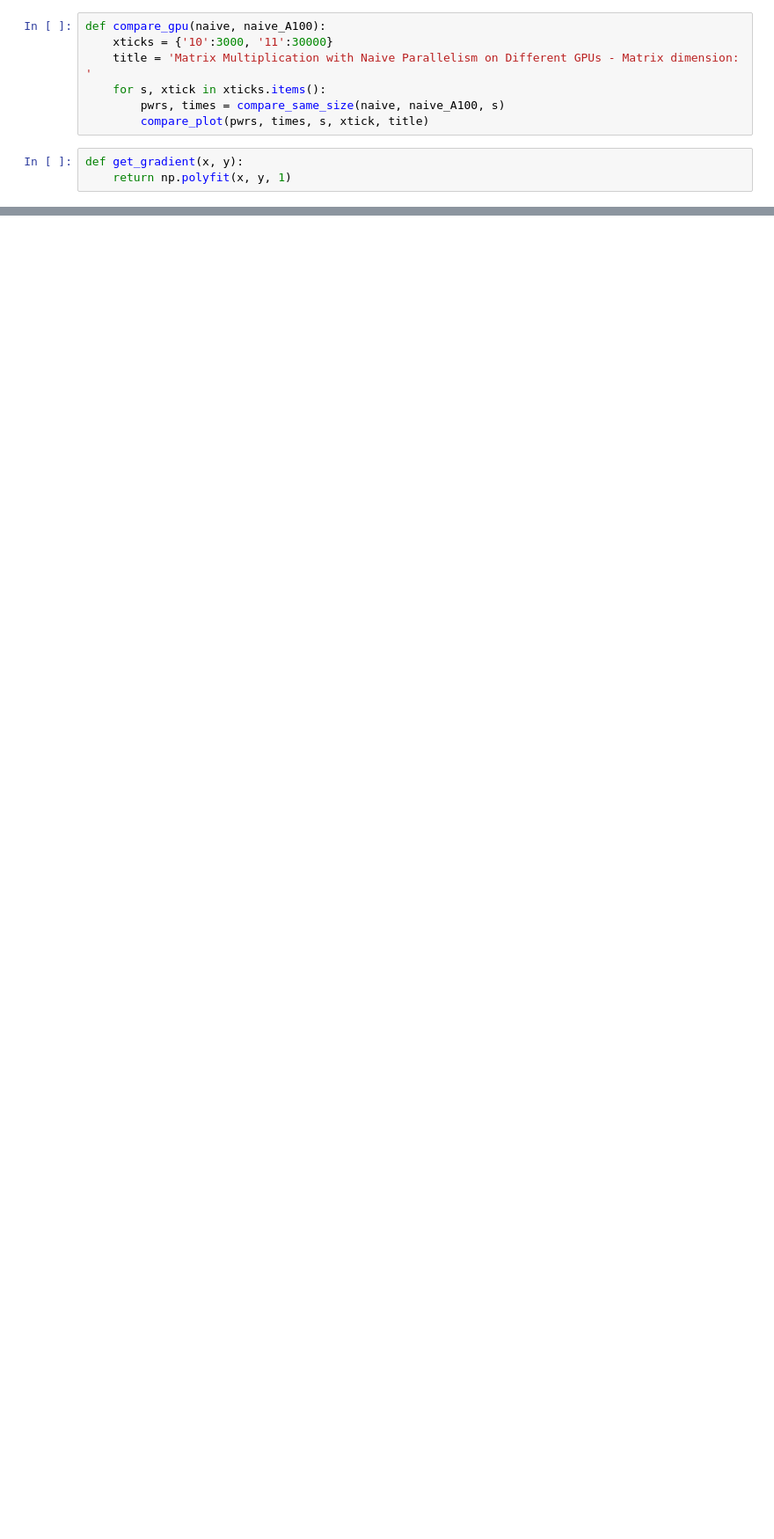
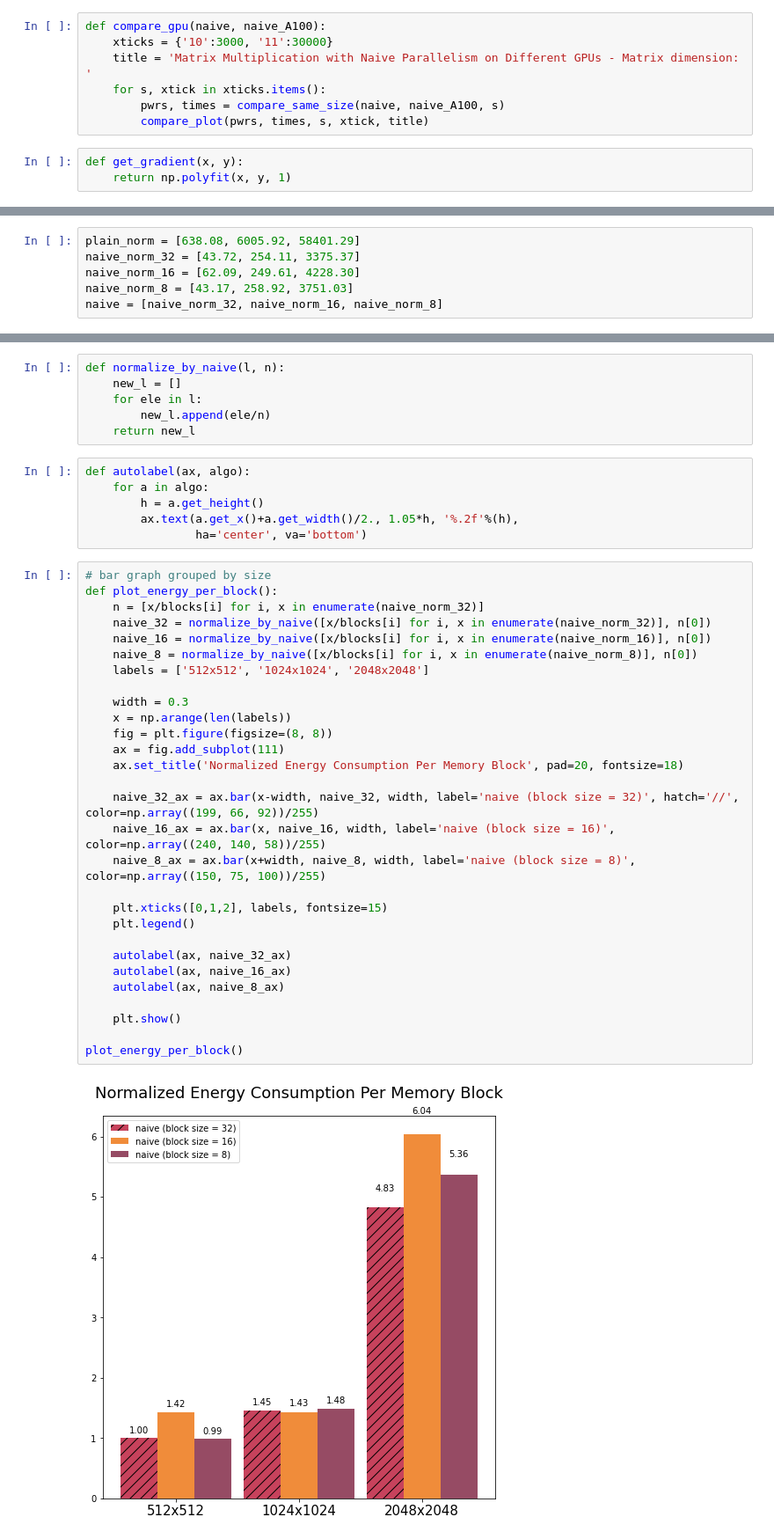
Before and after one commit to xpeng000/matmul-pwr, a Jupyter notebook: plot/vis.ipynb, the cells around one changed output, grey strips where cells are left out. Shown: that part at 88% size. Saved outputs shown, nothing was run; the diff lists cells and outputs as text; blank space fills up the shorter version.

```diff
--- a/plot/vis.ipynb
+++ b/plot/vis.ipynb
@@ -230,0 +271,6 @@ algo:coalesced, device:T4, size:11, energy:5259.81, normalized:3018.60, baseline
+# %%
+plain_norm = [638.08, 6005.92, 58401.29]
+naive_norm_32 = [43.72, 254.11, 3375.37]
+naive_norm_16 = [62.09, 249.61, 4228.30]
+naive_norm_8 = [43.17, 258.92, 3751.03]
+naive = [naive_norm_32, naive_norm_16, naive_norm_8]
@@ -230,0 +283,43 @@ algo:coalesced, device:T4, size:11, energy:5259.81, normalized:3018.60, baseline
+# %%
+def normalize_by_naive(l, n):
+    new_l = []
+    for ele in l:
+        new_l.append(ele/n)
+    return new_l
+# %%
+def autolabel(ax, algo):
+    for a in algo:
+        h = a.get_height()
+        ax.text(a.get_x()+a.get_width()/2., 1.05*h, '%.2f'%(h),
+                ha='center', va='bottom')
+# %%
+# bar graph grouped by size
+def plot_energy_per_block():
+    n = [x/blocks[i] for i, x in enumerate(naive_norm_32)]
+    naive_32 = normalize_by_naive([x/blocks[i] for i, x in enumerate(naive_norm_32)], n[0])
+    naive_16 = normalize_by_naive([x/blocks[i] for i, x in enumerate(naive_norm_16)], n[0])
+    naive_8 = normalize_by_naive([x/blocks[i] for i, x in enumerate(naive_norm_8)], n[0])
+    labels = ['512x512', '1024x1024', '2048x2048']
+
+    width = 0.3
+    x = np.arange(len(labels))
+    fig = plt.figure(figsize=(8, 8))
+    ax = fig.add_subplot(111)
+    ax.set_title('Normalized Energy Consumption Per Memory Block', pad=20, fontsize=18)
+
+    naive_32_ax = ax.bar(x-width, naive_32, width, label='naive (block size = 32)', hatch='//', color=np.array((199, 66, 92))/255)
+    naive_16_ax = ax.bar(x, naive_16, width, label='naive (block size = 16)', color=np.array((240, 140, 58))/255)
+    naive_8_ax = ax.bar(x+width, naive_8, width, label='naive (block size = 8)', color=np.array((150, 75, 100))/255)
+
+    plt.xticks([0,1,2], labels, fontsize=15)
+    plt.legend()
+
+    autolabel(ax, naive_32_ax)
+    autolabel(ax, naive_16_ax)
+    autolabel(ax, naive_8_ax)
+
+    plt.show()
+
+plot_energy_per_block()
+# %% [output]
+[figure, added]
```
Also changed, not shown: parts of 19 cells of this notebook, 23 other files.
